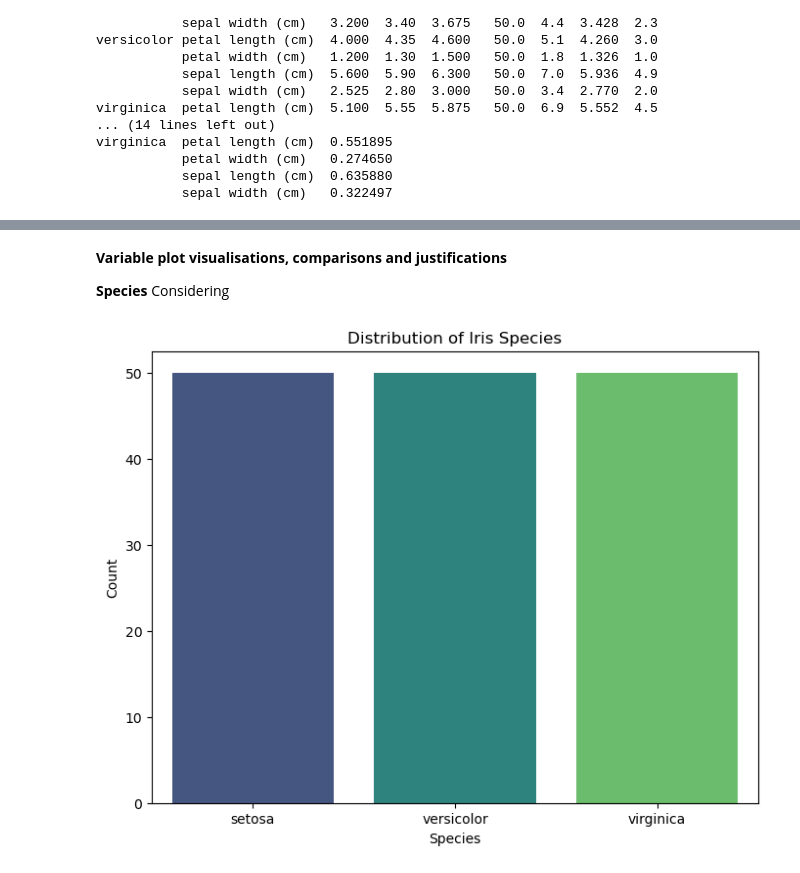
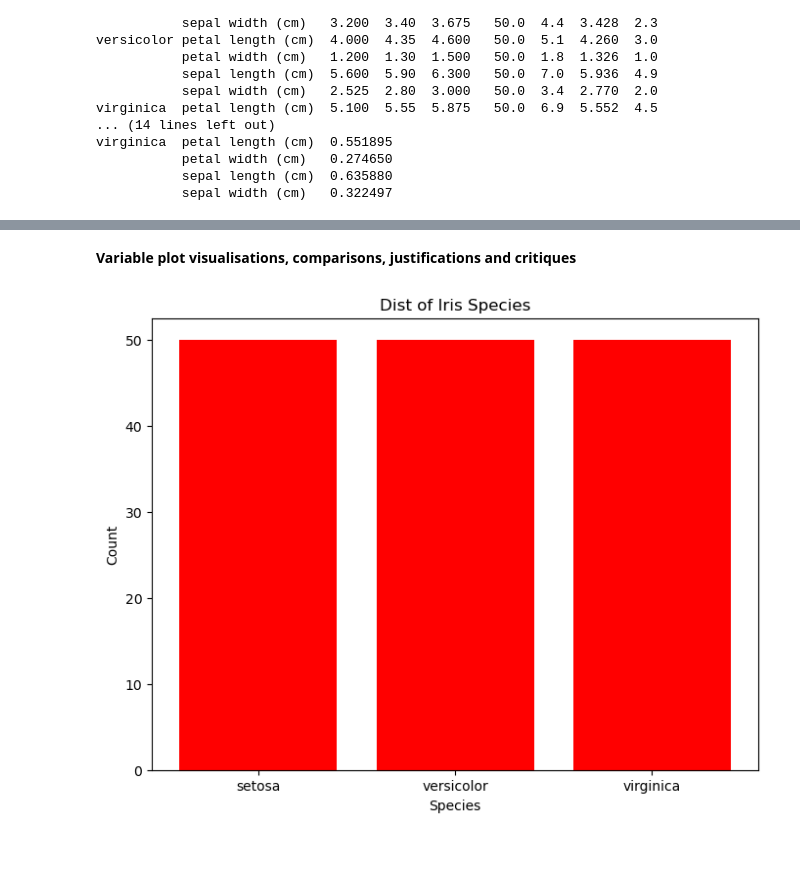
Before and after one commit to Gerbs2193/Fundamentals-of-Data-Analysis, a Jupyter notebook: project.ipynb/project.ipynb, the cells around one changed output, grey strips where cells are left out. Saved outputs shown, nothing was run; the diff lists cells and outputs as text; code cells hidden in the pictures.

Commit message:
nearly done with var visualisations and analysis

```diff
--- a/project.ipynb/project.ipynb
+++ b/project.ipynb/project.ipynb
@@ -205,25 +205,23 @@ so
 
 **Virginica** Generally, Versicolor is the largest flower, as shown by its mean lengths and widths being the largest other than its Sepal Width. Its Petal Length and Width means of 5.552cm and 2.770cm are the largest in its class. Its Sepal Length mean of 6.558 is also the largest of the classes whereas its Sepal Width mean of 2.974cm is greater than its Versicolour counterpart but less than Setosa.
 # %% [markdown]
-**Variable plot visualisations, comparisons and justifications**
-
-**Species**  Considering
+**Variable plot visualisations, comparisons, justifications and critiques**
 # %%
 import matplotlib.pyplot as plt
-import seaborn as sns
 from sklearn.datasets import load_iris
 import pandas as pd
+
 iris = load_iris()
 iris_df = pd.DataFrame(data=iris.data, columns=iris.feature_names)
 iris_df['species'] = iris.target_names[iris.target]
 
-# stacked bar plotting
+# Simple bar plot
 plt.figure(figsize=(8, 6))
-sns.countplot(data=iris_df, x='species', palette='viridis')
+plt.bar(iris_df['species'].unique(), iris_df['species'].value_counts(), color='red',)
 
-plt.title('Distribution of Iris Species')
+plt.title('Dist of Iris Species')
 plt.xlabel('Species')
 plt.ylabel('Count')
 plt.show()
 # %% [output]
-[figure, old version]
+[figure, new version]
```
Also changed, not shown: parts of 8 cells of this notebook.
